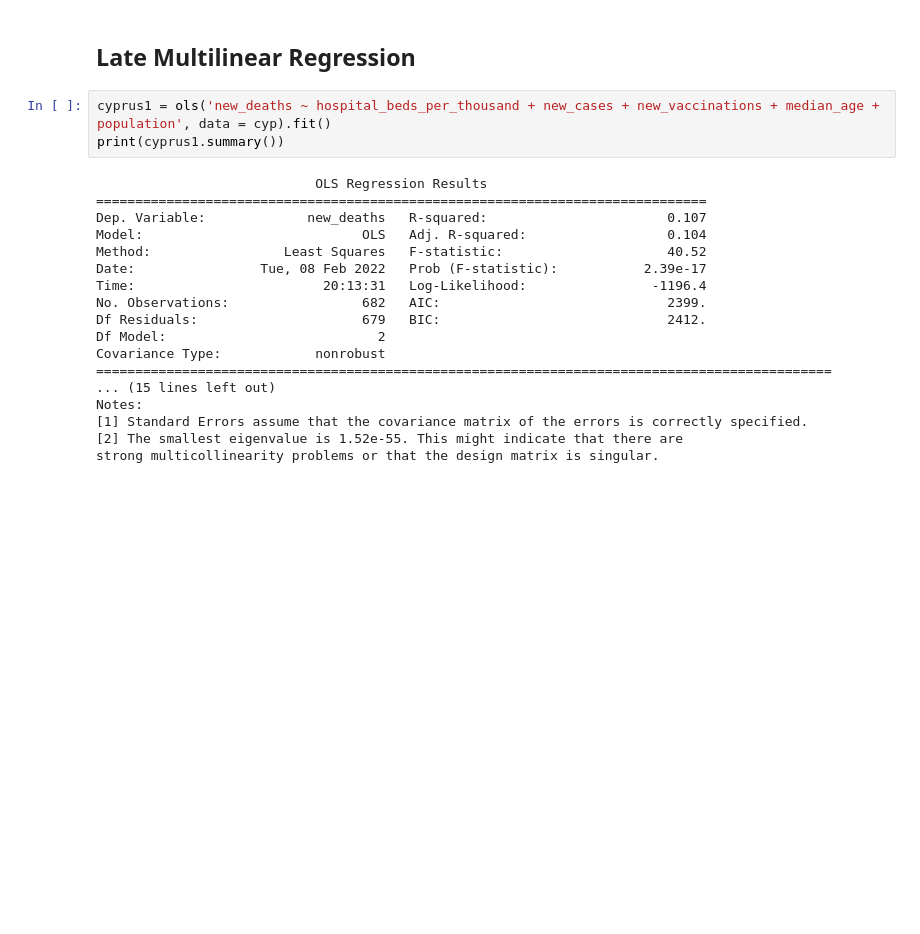
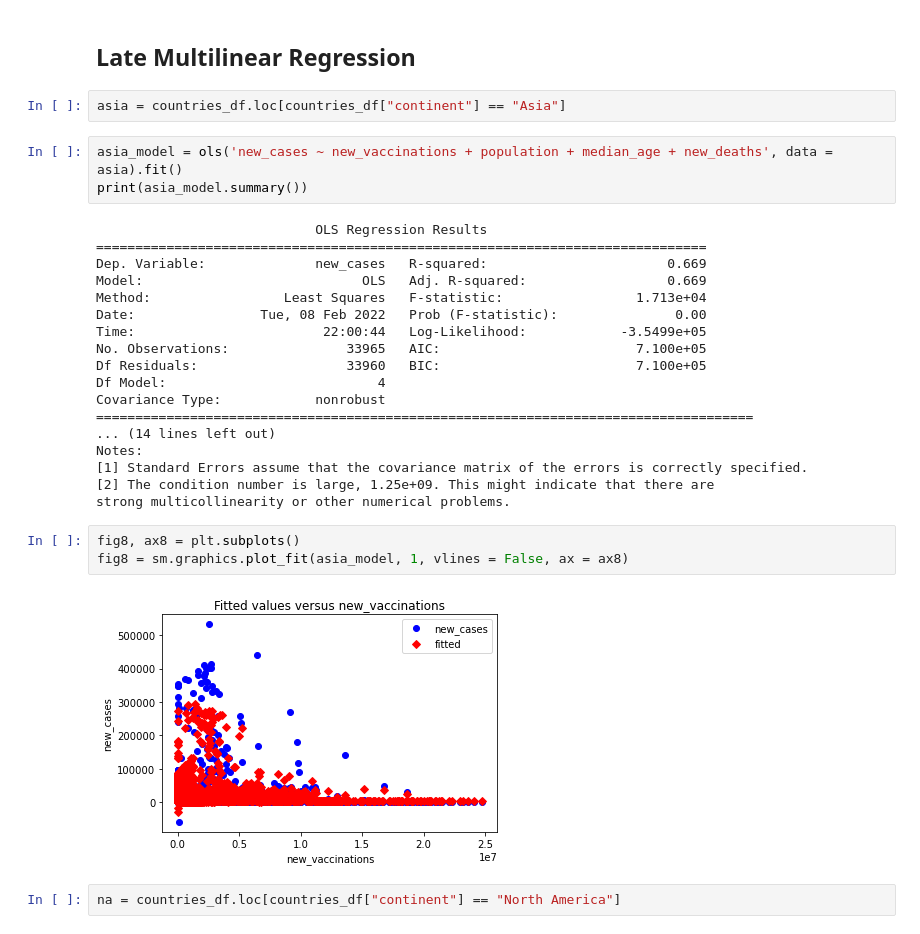
Before and after one commit to ajdelcarpiogom/FinalProject, a Jupyter notebook: FinalProject.ipynb, the cells around one changed output. Drawn from its saved outputs; the diff is of its cells as text; blank space fills up the shorter version.

```diff
--- a/FinalProject.ipynb
+++ b/FinalProject.ipynb
@@ -736,24 +737,33 @@ plt.show()
 [figure]
 # %% [markdown]
 ## Late Multilinear Regression
+# %%
+asia = countries_df.loc[countries_df["continent"] == "Asia"]
 # %%
-cyprus1 = ols('new_deaths ~ hospital_beds_per_thousand + new_cases + new_vaccinations + median_age + population', data = cyp).fit()
-print(cyprus1.summary())
+asia_model = ols('new_cases ~ new_vaccinations + population + median_age + new_deaths', data = asia).fit()
+print(asia_model.summary())
 # %% [output]
                             OLS Regression Results
 ==============================================================================
-Dep. Variable:             new_deaths   R-squared:                       0.107
-Model:                            OLS   Adj. R-squared:                  0.104
-Method:                 Least Squares   F-statistic:                     40.52
-Date:                Tue, 08 Feb 2022   Prob (F-statistic):           2.39e-17
-Time:                        20:13:31   Log-Likelihood:                -1196.4
-No. Observations:                 682   AIC:                             2399.
-Df Residuals:                     679   BIC:                             2412.
-Df Model:                           2
+Dep. Variable:              new_cases   R-squared:                       0.669
+Model:                            OLS   Adj. R-squared:                  0.669
+Method:                 Least Squares   F-statistic:                 1.713e+04
+Date:                Tue, 08 Feb 2022   Prob (F-statistic):               0.00
+Time:                        22:00:44   Log-Likelihood:            -3.5499e+05
+No. Observations:               33965   AIC:                         7.100e+05
+Df Residuals:                   33960   BIC:                         7.100e+05
+Df Model:                           4
 Covariance Type:            nonrobust
-==============================================================================================
-... (15 lines left out)
+====================================================================================
+... (14 lines left out)
 Notes:
 [1] Standard Errors assume that the covariance matrix of the errors is correctly specified.
-[2] The smallest eigenvalue is 1.52e-55. This might indicate that there are
-strong multicollinearity problems or that the design matrix is singular.
+[2] The condition number is large, 1.25e+09. This might indicate that there are
+strong multicollinearity or other numerical problems.
+# %%
+fig8, ax8 = plt.subplots()
+fig8 = sm.graphics.plot_fit(asia_model, 1, vlines = False, ax = ax8)
+# %% [output]
+[figure, added]
+# %%
+na = countries_df.loc[countries_df["continent"] == "North America"]
```
Also changed, not shown: parts of 9 cells of this notebook.
